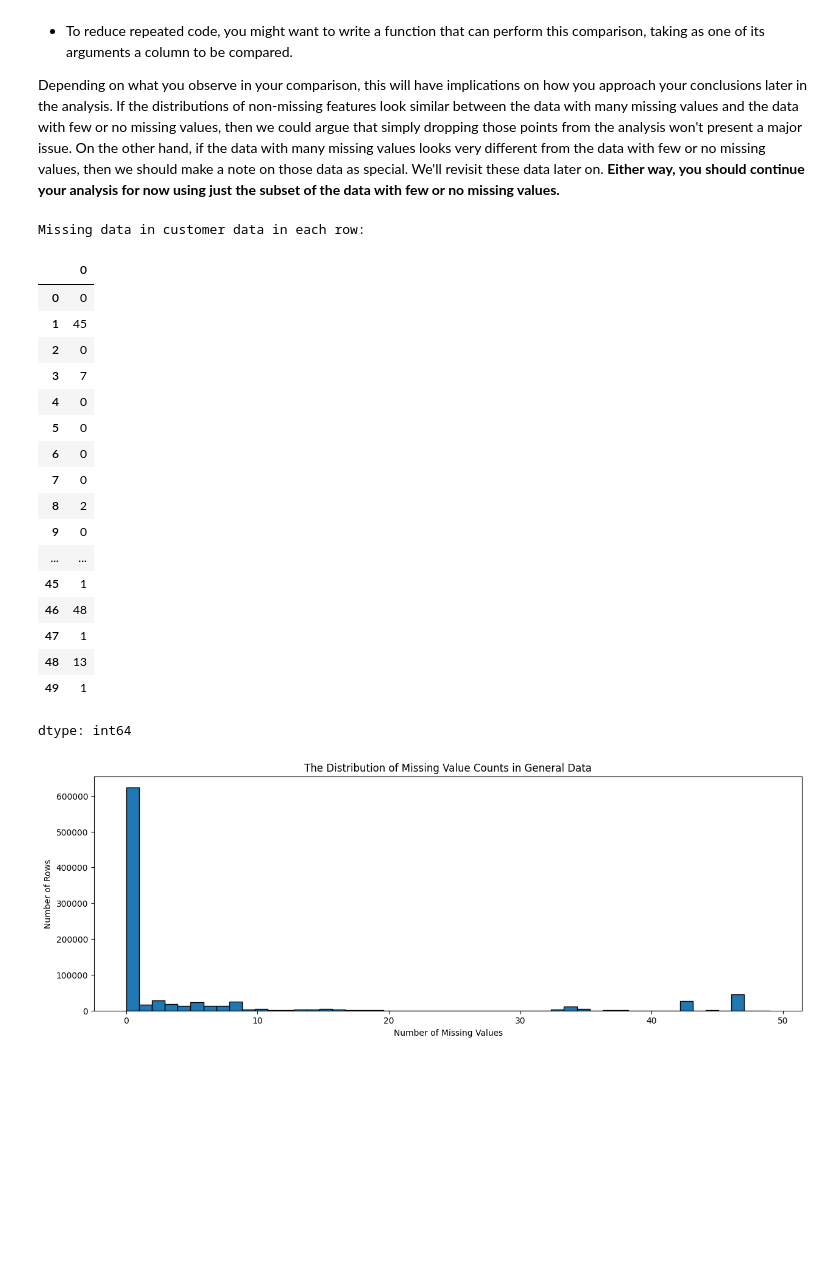
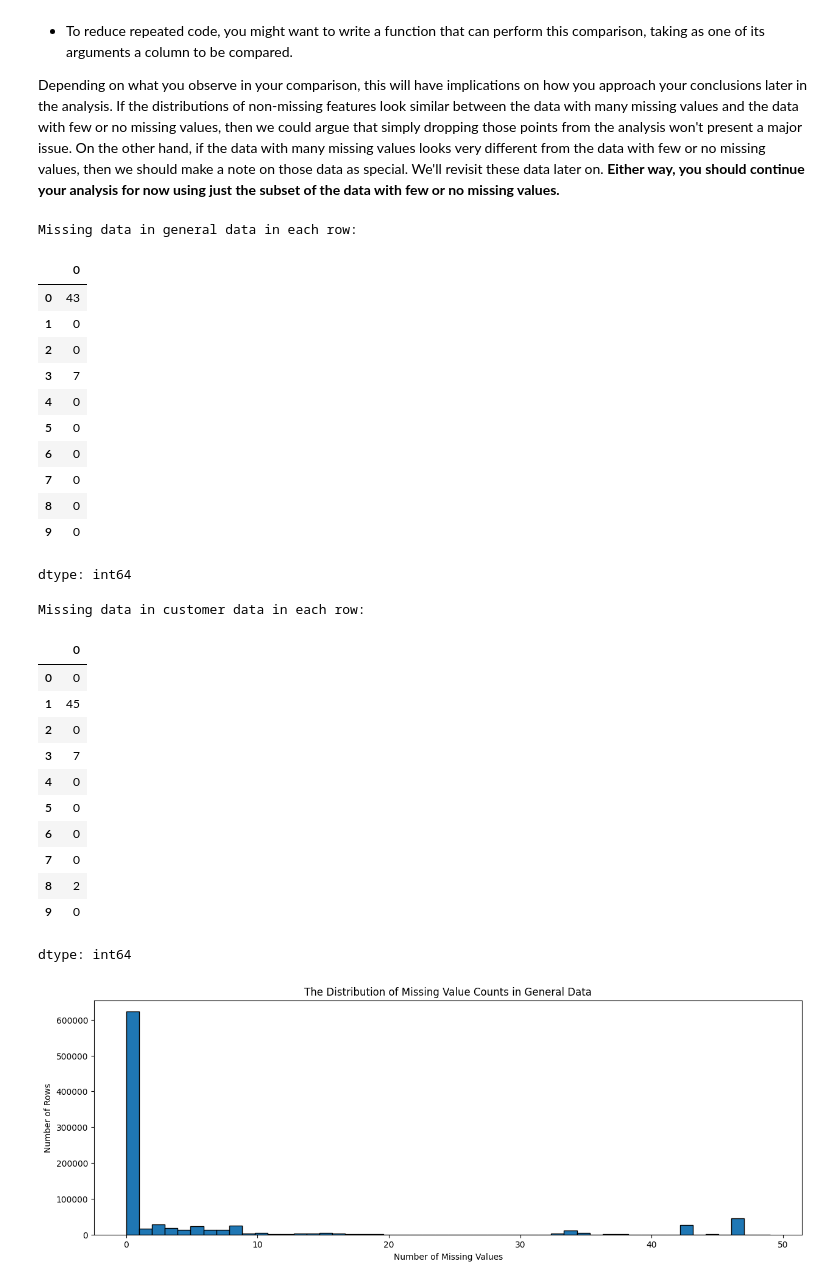
Before and after one commit to EssaAlsharif/Identify-Customer-Segments, a Jupyter notebook: Identify_Customer_Segments.ipynb, the cells around one changed output. Drawn from its saved outputs; the diff is of its cells as text; code cells hidden in the pictures; blank space fills up the shorter version.

```diff
--- a/Identify_Customer_Segments.ipynb
+++ b/Identify_Customer_Segments.ipynb
@@ -453,33 +474,46 @@ In order to know what to do with the outlier rows, we should see if the distribu
 - To reduce repeated code, you might want to write a function that can perform this comparison, taking as one of its arguments a column to be compared.
 
 Depending on what you observe in your comparison, this will have implications on how you approach your conclusions later in the analysis. If the distributions of non-missing features look similar between the data with many missing values and the data with few or no missing values, then we could argue that simply dropping those points from the analysis won't present a major issue. On the other hand, if the data with many missing values looks very different from the data with few or no missing values, then we should make a note on those data as special. We'll revisit these data later on. **Either way, you should continue your analysis for now using just the subset of the data with few or no missing values.**
+# %%
+# How much data is missing in each row of the dataset?
+
+row_missing_general_data_counts = cleaned_general_data.isnull().sum(axis=1)
+print('Missing data in general data in each row:')
+row_missing_general_data_counts.head(10)
+# %% [output]
+Missing data in general data in each row:
+|  | 0 |
+| 0 | 43 |
+| 1 | 0 |
+| 2 | 0 |
+| 3 | 7 |
+| 4 | 0 |
+| 5 | 0 |
+| 6 | 0 |
+| 7 | 0 |
+| 8 | 0 |
+| 9 | 0 |
+dtype: int64
 # %%
 # How much data is missing in each row of the dataset?
 
-row_missing_general_data_counts = cleaned_general_data.isnull().sum(axis=1)
 row_missing_customer_data_counts = cleaned_customer_data.isnull().sum(axis=1)
 
 print('Missing data in customer data in each row:')
-row_missing_customer_data_counts.head(50)
+row_missing_customer_data_counts.head(10)
 # %% [output]
 Missing data in customer data in each row:
 |  | 0 |
 | 0 | 0 |
 | 1 | 45 |
 | 2 | 0 |
 | 3 | 7 |
 | 4 | 0 |
 | 5 | 0 |
 | 6 | 0 |
 | 7 | 0 |
 | 8 | 2 |
 | 9 | 0 |
-| ... | ... |
-| 45 | 1 |
-| 46 | 48 |
-| 47 | 1 |
-| 48 | 13 |
-| 49 | 1 |
 dtype: int64
 # %%
 plt.figure(figsize=(15,5))
```
Also changed, not shown: parts of 12 cells of this notebook.
